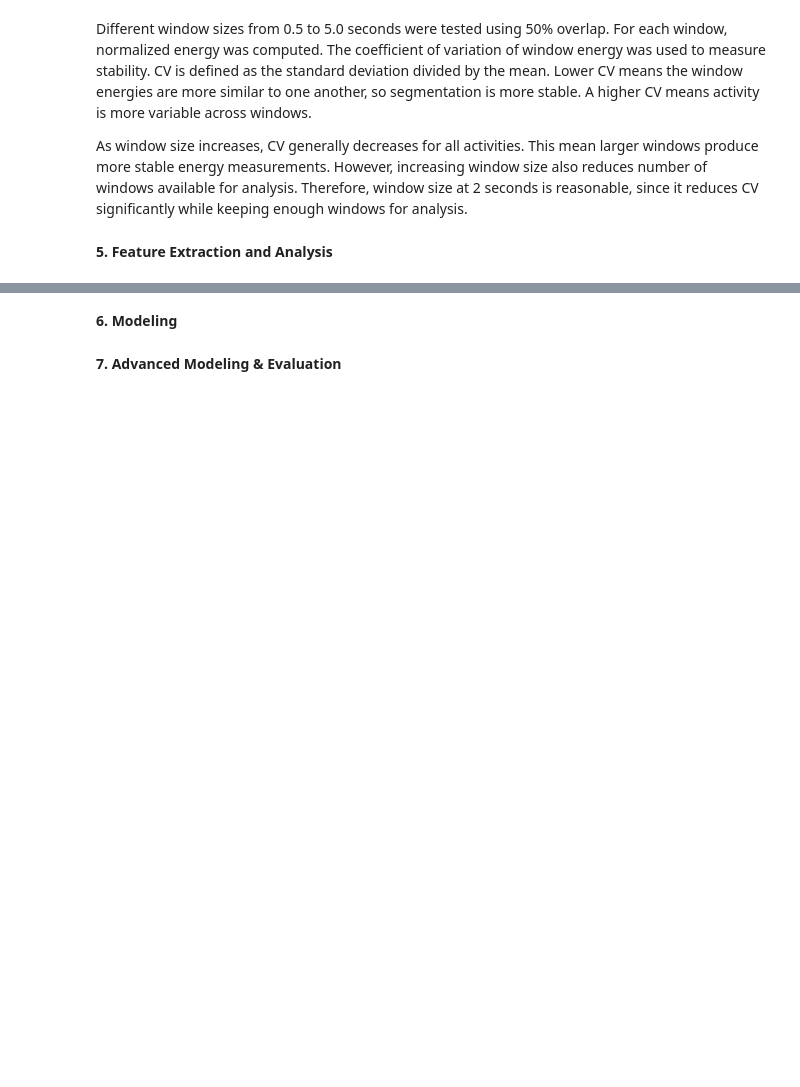
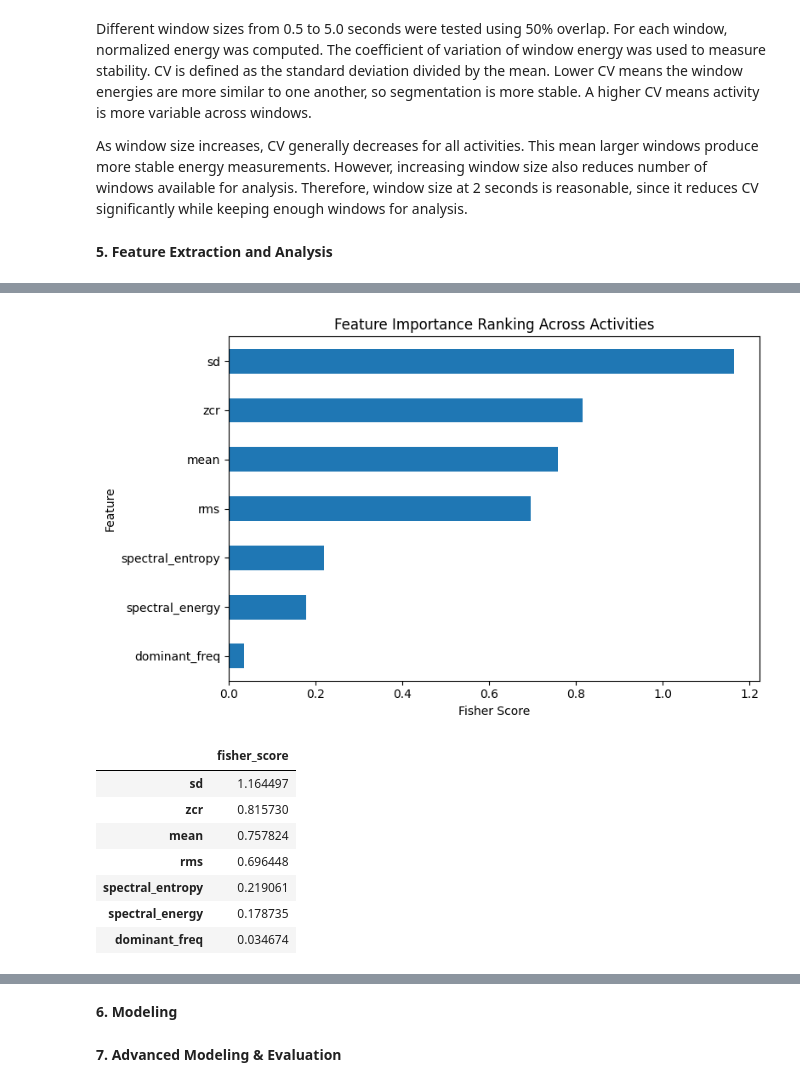
Before and after one commit to jaye311/CS156-Intro-To-AI-Project, a Jupyter notebook: main.ipynb, the cells around one changed output, grey strips where cells are left out. Cells and saved outputs as stored; diff of their text form; code cells hidden in the pictures; blank space fills up the shorter version.

```diff
--- a/main.ipynb
+++ b/main.ipynb
@@ -290,0 +412,45 @@ __5. Feature Extraction and Analysis__
+# %%
+# Feature importance ranking
+# Using multiclass Fisher Score
+def fisher_score_multiclass(X, y):
+    scores = {}
+    overall_mean = X.mean()
+
+    for col in X.columns:
+        numerator = 0.0
+        denominator = 0.0
+
+        for cls in sorted(y.unique()):
+            x_c = X.loc[y == cls, col]
+            n_c = len(x_c)
+            mu_c = x_c.mean()
+            var_c = x_c.var(ddof=0)
+
+            numerator += n_c * (mu_c - overall_mean[col])**2
+            denominator += n_c * var_c
+
+        scores[col] = numerator / denominator if denominator != 0 else 0.0
+
+    return pd.Series(scores).sort_values(ascending=False)
+
+fisher_scores = fisher_score_multiclass(feature_df[feature_cols], feature_df["activity"])
+
+plt.figure(figsize=(8, 5))
+fisher_scores.sort_values().plot(kind="barh")
+plt.xlabel("Fisher Score")
+plt.ylabel("Feature")
+plt.title("Feature Importance Ranking Across Activities")
+plt.tight_layout()
+plt.show()
+
+display(fisher_scores.rename("fisher_score").to_frame())
+# %% [output]
+[figure, added]
+|  | fisher_score |
+| sd | 1.164497 |
+| zcr | 0.815730 |
+| mean | 0.757824 |
+| rms | 0.696448 |
+| spectral_entropy | 0.219061 |
+| spectral_energy | 0.178735 |
+| dominant_freq | 0.034674 |
```
Also changed, not shown: parts of 8 cells of this notebook.
